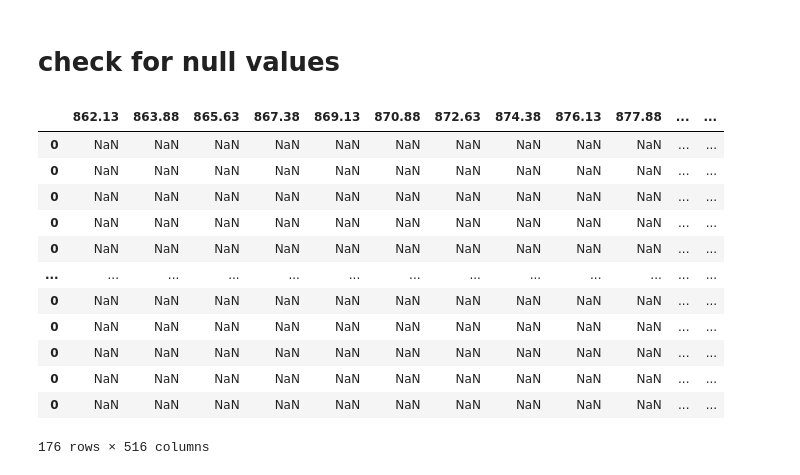
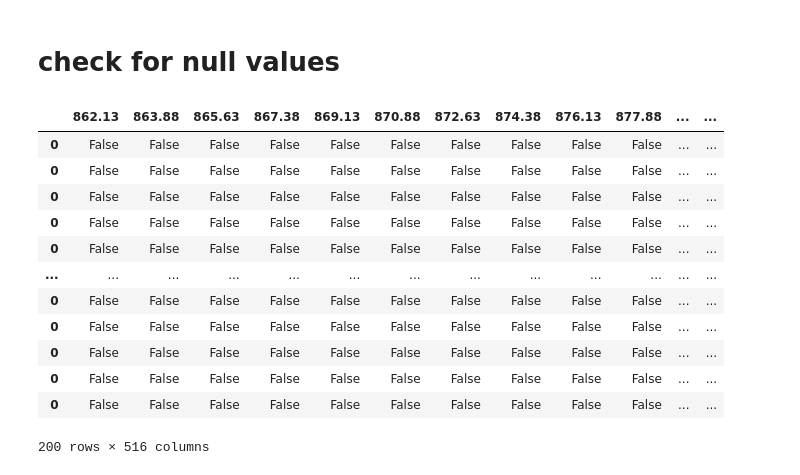
Before and after one commit to gabrielhgiraldo/nuorganics-spectroscopy, a Jupyter notebook: analysis/eda_trms.ipynb, the cells around one changed output. Saved outputs shown, nothing was run; the diff lists cells and outputs as text; code cells hidden in the pictures.

```diff
--- a/analysis/eda_trms.ipynb
+++ b/analysis/eda_trms.ipynb
@@ -258,18 +267,18 @@ df_trms
 # %% [markdown]
 # check for null values
 # %%
-df_trms[df_trms.isnull()]
+df_trms.isnull()
 # %% [output]
 |  | 862.13 | 863.88 | 865.63 | 867.38 | 869.13 | 870.88 | 872.63 | 874.38 | 876.13 | 877.88 | ... | ... |
-| 0 | NaN | NaN | NaN | NaN | NaN | NaN | NaN | NaN | NaN | NaN | ... | ... |
-| 0 | NaN | NaN | NaN | NaN | NaN | NaN | NaN | NaN | NaN | NaN | ... | ... |
-| 0 | NaN | NaN | NaN | NaN | NaN | NaN | NaN | NaN | NaN | NaN | ... | ... |
-| 0 | NaN | NaN | NaN | NaN | NaN | NaN | NaN | NaN | NaN | NaN | ... | ... |
-| 0 | NaN | NaN | NaN | NaN | NaN | NaN | NaN | NaN | NaN | NaN | ... | ... |
+| 0 | False | False | False | False | False | False | False | False | False | False | ... | ... |
+| 0 | False | False | False | False | False | False | False | False | False | False | ... | ... |
+| 0 | False | False | False | False | False | False | False | False | False | False | ... | ... |
+| 0 | False | False | False | False | False | False | False | False | False | False | ... | ... |
+| 0 | False | False | False | False | False | False | False | False | False | False | ... | ... |
 | ... | ... | ... | ... | ... | ... | ... | ... | ... | ... | ... | ... | ... |
-| 0 | NaN | NaN | NaN | NaN | NaN | NaN | NaN | NaN | NaN | NaN | ... | ... |
-| 0 | NaN | NaN | NaN | NaN | NaN | NaN | NaN | NaN | NaN | NaN | ... | ... |
-| 0 | NaN | NaN | NaN | NaN | NaN | NaN | NaN | NaN | NaN | NaN | ... | ... |
-| 0 | NaN | NaN | NaN | NaN | NaN | NaN | NaN | NaN | NaN | NaN | ... | ... |
-| 0 | NaN | NaN | NaN | NaN | NaN | NaN | NaN | NaN | NaN | NaN | ... | ... |
+| 0 | False | False | False | False | False | False | False | False | False | False | ... | ... |
+| 0 | False | False | False | False | False | False | False | False | False | False | ... | ... |
+| 0 | False | False | False | False | False | False | False | False | False | False | ... | ... |
+| 0 | False | False | False | False | False | False | False | False | False | False | ... | ... |
+| 0 | False | False | False | False | False | False | False | False | False | False | ... | ... |
-176 rows × 516 columns
+200 rows × 516 columns
```
Also changed, not shown: parts of 17 cells of this notebook, 6 other files.
